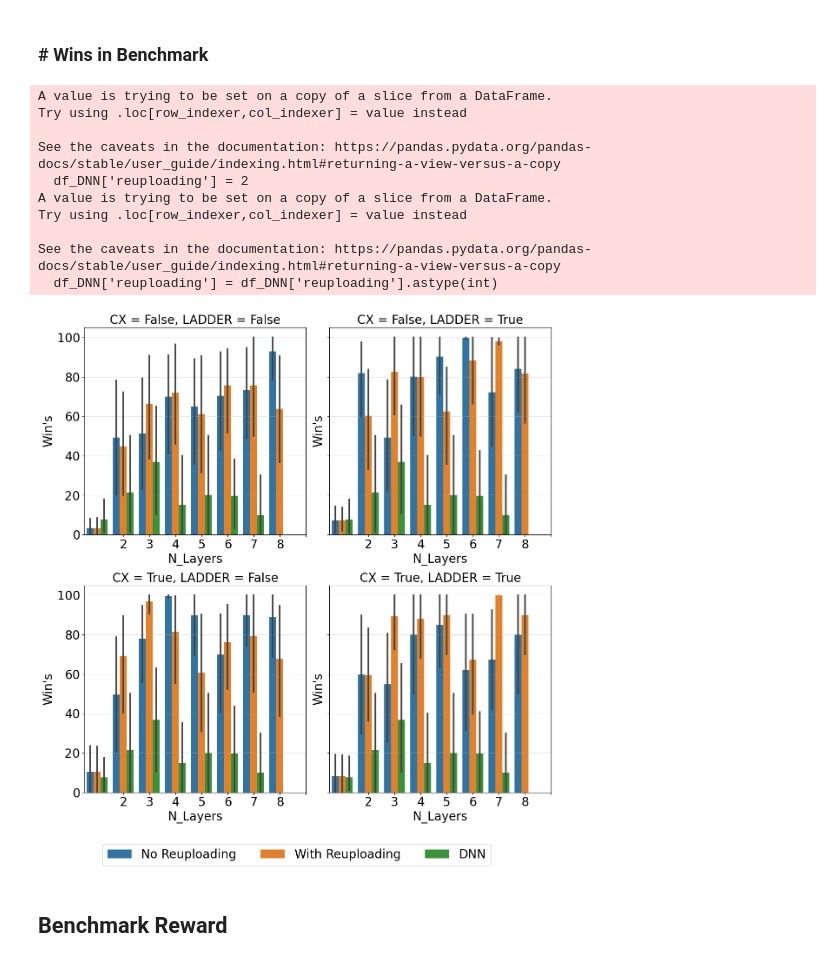
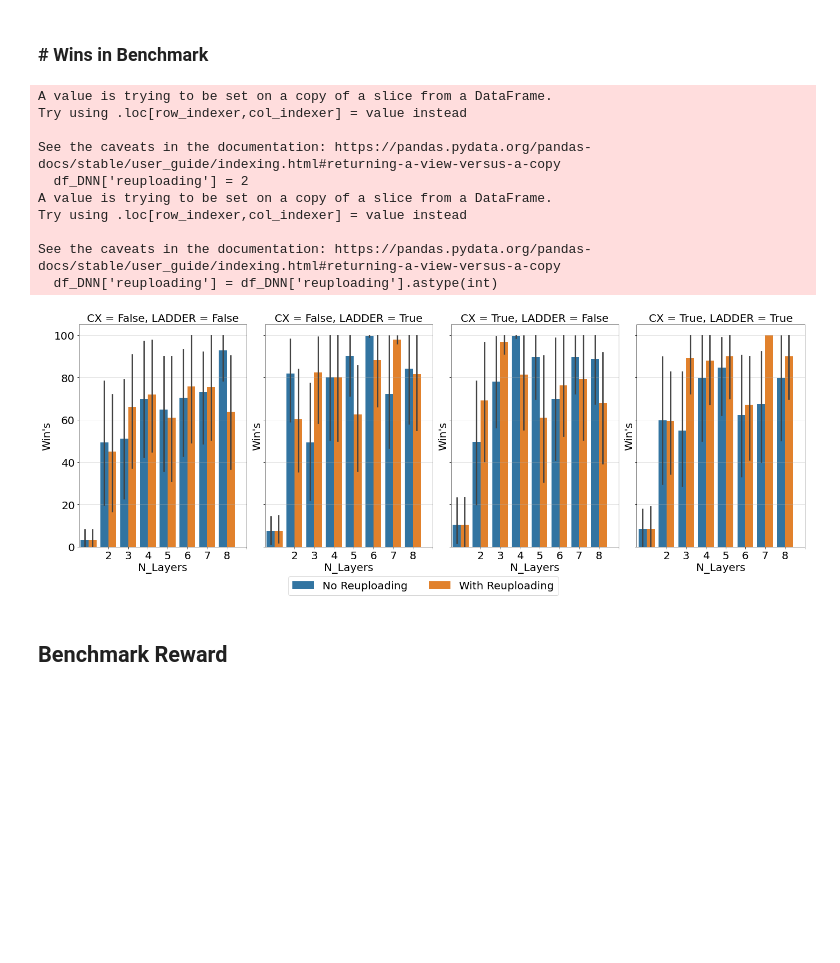
Before and after one commit to mcpeixoto/ReinforcementQML, a Jupyter notebook: plot.ipynb, the cells around one changed output. Saved outputs shown, nothing was run; the diff lists cells and outputs as text; code cells hidden in the pictures; blank space fills up the shorter version.

```diff
--- a/plot.ipynb
+++ b/plot.ipynb
@@ -92,7 +92,7 @@ df.head()
 | 4 | 0 | 0 | 1 | 2 | 1 | 16 | 0.001 | 5000 | 500 | 0.99 | ... |
 5 rows × 30 columns
 # %%
-model_path = 'models_classic_ok'
+model_path = 'models_classic'
 models = glob(join(model_path, '*'))
 
 # df = pd.DataFrame(columns=['reuploading', 'cx', 'ladder', 'n_layers', 'seed', 'batch_size', 'lr', 'n_episodes', 'win_episodes_thr', 'max_steps', 'gamma', 'is_classical', 'epsilon_start', 'epsilon_decay', 'epsilon_min', 'buffer_size', 'target_update_freq', 'online_train_freq', 'win_thr', 'rewards', 'done', 'win', 'episode', 'benchmark_rewards', 'benchmark_wins'])
@@ -250,7 +250,7 @@ fig.savefig(join(FIGURES_DIR, "AUC_RewEp.pdf"), bbox_inches="tight")
 # %% [markdown]
 ### Max Reward in Training
 # %%
-fig, ax = plt.subplots(2, 2, figsize=(12, 12), sharey=True)
+fig, ax = plt.subplots(1, 4, figsize=(20, 7), sharey=True)
 
 palette = {0: "C0", 1: "C1"}
 
@@ -261,7 +261,7 @@ TICK_SIZE = 20
 
 for cx in range(2):
     for ladder in range(2):
-        ax_ = ax[cx, ladder]
+        ax_ = ax[cx*2+ladder]
 
         ax_.grid(alpha=0.4)
 
@@ -280,18 +280,18 @@ for cx in range(2):
         )
 
         # Plot DNN
-        sns.lineplot(
-            x="n_layers",
-            y="max_reward",
-            data=df[df['is_classical'] == True],
-            markers=True,
-            dashes=True,
-            markersize=8,
-            ax=ax_,
-            color="C2",
-            legend=True,
-            label="DNN"
-        )
+        #sns.lineplot(
+        #    x="n_layers",
+        #    y="max_reward",
+        #    data=df[df['is_classical'] == True],
+        #    markers=True,
+        #    dashes=True,
+        #    markersize=8,
+        #    ax=ax_,
+        #    color="C2",
+        #    legend=True,
+        #    label="DNN"
+        #)
 
         ax_.set(xticks=df["n_layers"].unique())
 
@@ -334,7 +334,7 @@ fig.savefig(join(FIGURES_DIR, "AUC_RewEp.pdf"), bbox_inches="tight")
 # %% [markdown]
 ### Best Episode in Training
 # %%
-fig, ax = plt.subplots(2, 2, figsize=(12, 12), sharey=True)
+fig, ax = plt.subplots(1, 4, figsize=(20, 7), sharey=True)
 
 palette = {0: "C0", 1: "C1", 2: "C2"}
 
@@ -345,7 +345,7 @@ TICK_SIZE = 20
 
 for cx in range(2):
     for ladder in range(2):
-        ax_ = ax[cx, ladder]
+        ax_ = ax[cx*2+ ladder]
 
         ax_.grid(alpha=0.4)
 
@@ -354,7 +354,7 @@ for cx in range(2):
             x="n_layers",
             y="episode",
             hue="reuploading",
-            data=pd.concat([df[(df["cx"] == cx) & (df["ladder"] == ladder)], df_DNN]),
+            data=pd.concat([df[(df["cx"] == cx) & (df["ladder"] == ladder)]]), #df_DNN]),
             ax=ax_,
             palette=palette,
             #legend=True,
@@ -380,4 +380,5 @@ for ax in fig.axes:
         ax.get_legend().remove()
 
 fig.tight_layout()
+fig.savefig(join(FIGURES_DIR, "BestEp.pdf"), bbox_inches="tight")
 # %% [output]
@@ -385,7 +386,7 @@ fig.tight_layout()
 # %% [markdown]
 ### \# Wins in Benchmark
 # %%
-fig, ax = plt.subplots(2, 2, figsize=(12, 12), sharey=True)
+fig, ax = plt.subplots(1, 4, figsize=(20, 7), sharey=True)
 
 palette = {0: "C0", 1: "C1", 2: "C2"}
 
@@ -400,7 +401,7 @@ df_DNN['reuploading'] = df_DNN['reuploading'].astype(int)
 
 for cx in range(2):
     for ladder in range(2):
-        ax_ = ax[cx, ladder]
+        ax_ = ax[cx*2+ ladder]
 
         ax_.grid(alpha=0.4)
 
@@ -409,7 +410,7 @@ for cx in range(2):
             x="n_layers",
             y="benchmark_wins",
             hue="reuploading",
-            data=pd.concat([df[(df["cx"] == cx) & (df["ladder"] == ladder)], df_DNN]),
+            data=pd.concat([df[(df["cx"] == cx) & (df["ladder"] == ladder)]]),# df_DNN]),
             ax=ax_,
             palette=palette,
             #legend=True,
@@ -419,34 +420,34 @@ for cx in range(2):
         ax_.set_title(f"CX = {bool(cx)}, LADDER = {bool(ladder)}", fontsize=BIGGER_SIZE)
         ax_.set_xlabel("N_Layers", fontsize=MEDIUM_SIZE)
         ax_.set_ylabel("Win's", fontsize=MEDIUM_SIZE)
         ax_.legend(fontsize=LEGEND_SIZE)
         ax_.tick_params(axis="both", which="major", labelsize=TICK_SIZE)
 
 lines_labels = [ax.get_legend_handles_labels() for ax in fig.axes[:1]]
 lines, labels = [sum(lol, []) for lol in zip(*lines_labels)]
 
 
 labels = ["No Reuploading", "With Reuploading", "DNN"]
 fig.legend(lines, labels, loc="lower center", ncol=3, fontsize=LEGEND_SIZE, bbox_to_anchor=(0.5, -0.08))
 
 # Remove all legends
 for ax in fig.axes:
     if ax.get_legend() is not None:
         ax.get_legend().remove()
 
 fig.tight_layout()
 # %% [output]
 A value is trying to be set on a copy of a slice from a DataFrame.
 Try using .loc[row_indexer,col_indexer] = value instead
 
 See the caveats in the documentation: https://pandas.pydata.org/pandas-docs/stable/user_guide/indexing.html#returning-a-view-versus-a-copy
   df_DNN['reuploading'] = 2
 A value is trying to be set on a copy of a slice from a DataFrame.
 Try using .loc[row_indexer,col_indexer] = value instead
 
 See the caveats in the documentation: https://pandas.pydata.org/pandas-docs/stable/user_guide/indexing.html#returning-a-view-versus-a-copy
   df_DNN['reuploading'] = df_DNN['reuploading'].astype(int)
-[figure, old version]
+[figure, new version]
 # %% [markdown]
 ## Benchmark Reward
 # %%
```
Also changed, not shown: parts of 7 cells of this notebook.
